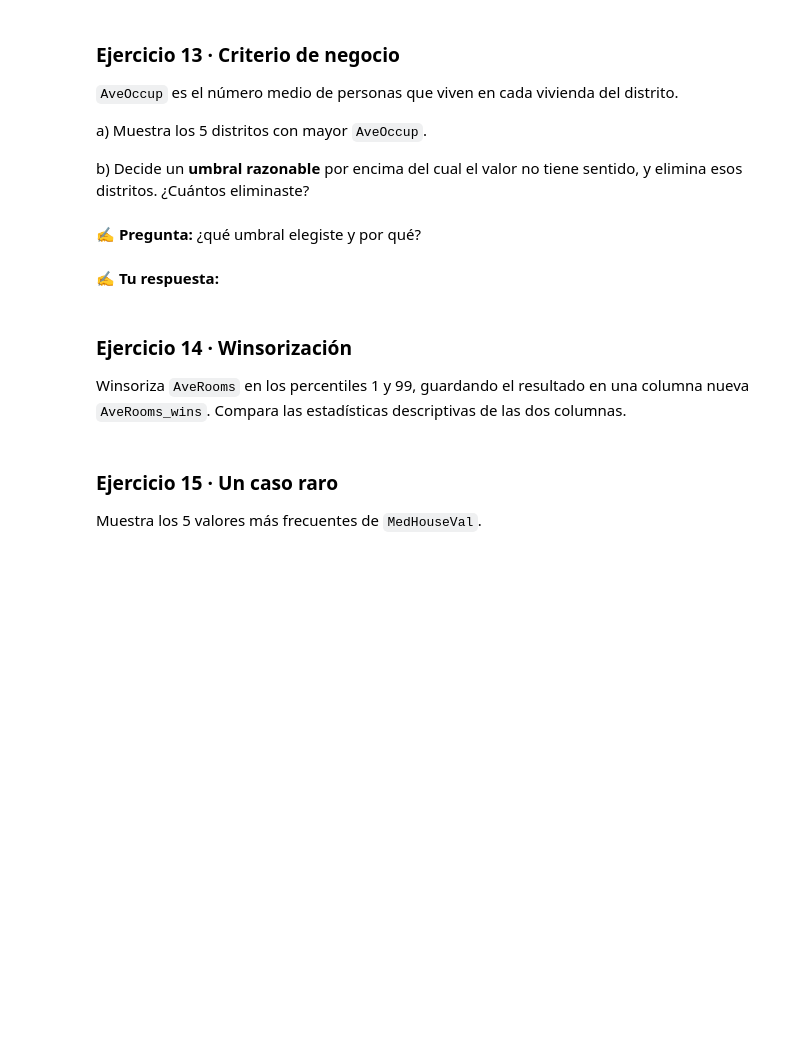
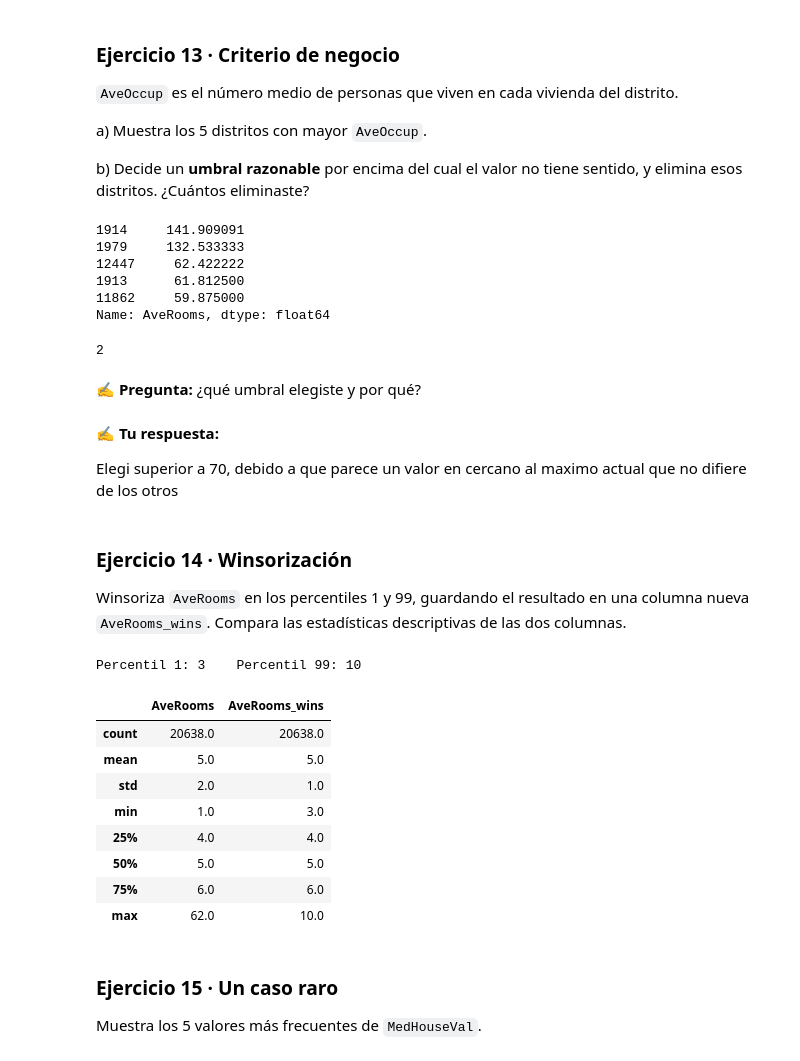
Before and after one commit to Ropia117dot/SamsungInnovation-1-, a Jupyter notebook: workspace/Ejercicios/02_actividad_limpieza_outliers.ipynb, the cells around one changed output. Drawn from its saved outputs; the diff is of its cells as text; code cells hidden in the pictures; blank space fills up the shorter version.

```diff
--- a/workspace/Ejercicios/02_actividad_limpieza_outliers.ipynb
+++ b/workspace/Ejercicios/02_actividad_limpieza_outliers.ipynb
@@ -486,17 +486,47 @@ a) Muestra los 5 distritos con mayor `AveOccup`.
 
 b) Decide un **umbral razonable** por encima del cual el valor no tiene sentido, y elimina esos distritos. ¿Cuántos eliminaste?
 # %%
-# Tu código aquí
+california["AveRooms"].sort_values(ascending=False).head()
+# %% [output]
+1914     141.909091
+1979     132.533333
+12447     62.422222
+1913      61.812500
+11862     59.875000
+Name: AveRooms, dtype: float64
+# %%
+error=california["AveRooms"]>70.00
+print(error.sum())
+california = california[~error]
+# %% [output]
+2
 # %% [markdown]
 ✍️ **Pregunta:** ¿qué umbral elegiste y por qué?
 # %% [markdown]
 ✍️ **Tu respuesta:**
+
+Elegi superior a 70, debido a que parece un valor en cercano al maximo actual que no difiere de los otros
 # %% [markdown]
 ### Ejercicio 14 · Winsorización
 
 Winsoriza `AveRooms` en los percentiles 1 y 99, guardando el resultado en una columna nueva `AveRooms_wins`. Compara las estadísticas descriptivas de las dos columnas.
 # %%
-# Tu código aquí
+p01, p99 = california["AveRooms"].quantile([0.01, 0.99])
+print(f"Percentil 1: {p01:,.0f}    Percentil 99: {p99:,.0f} ")
+
+california["AveRooms_wins"]=california["AveRooms"].clip(lower=p01, upper=p99)
+california[["AveRooms","AveRooms_wins"]].describe().round(0)
+# %% [output]
+Percentil 1: 3    Percentil 99: 10
+|  | AveRooms | AveRooms_wins |
+| count | 20638.0 | 20638.0 |
+| mean | 5.0 | 5.0 |
+| std | 2.0 | 1.0 |
+| min | 1.0 | 3.0 |
+| 25% | 4.0 | 4.0 |
+| 50% | 5.0 | 5.0 |
+| 75% | 6.0 | 6.0 |
+| max | 62.0 | 10.0 |
 # %% [markdown]
 ### Ejercicio 15 · Un caso raro
 
```
Also changed, not shown: parts of 2 cells of this notebook, 3 other files.
